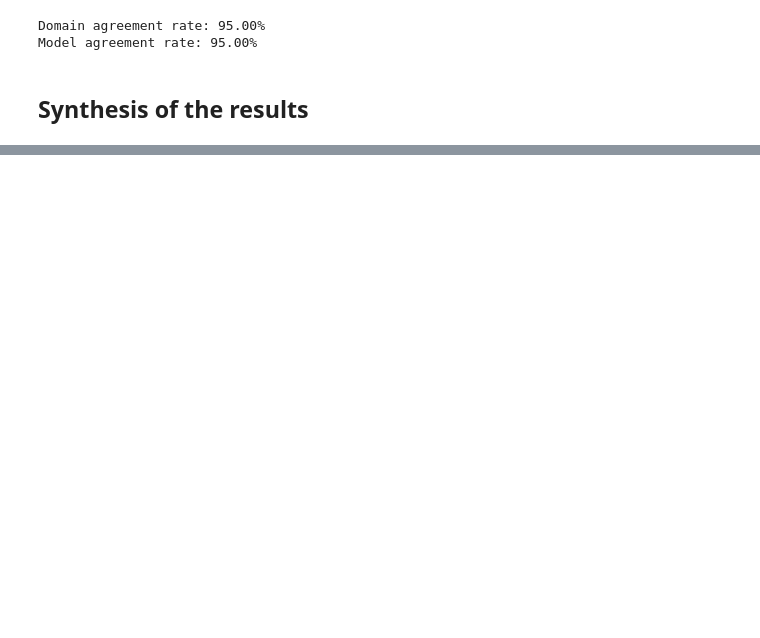
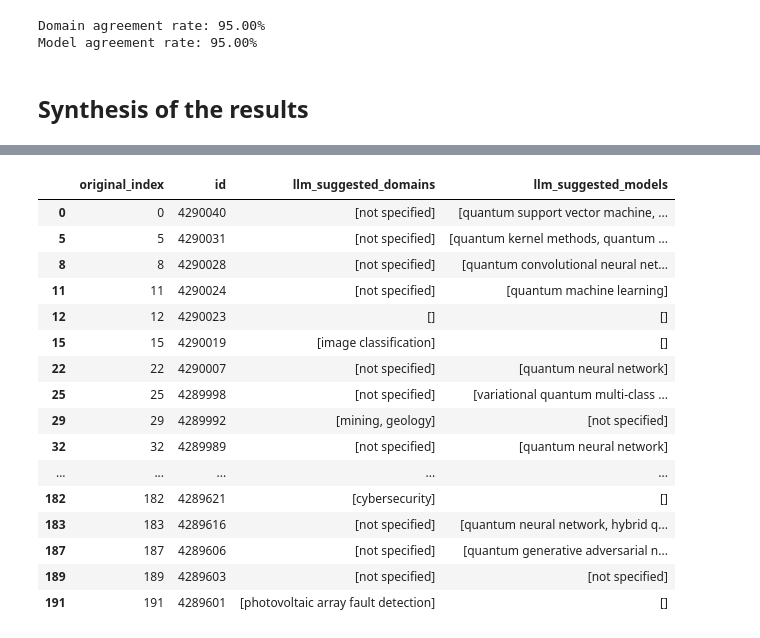
Before and after one commit to AdrianPanasiewicz/SLM, a Jupyter notebook: slm_processing.ipynb, the cells around one changed output, grey strips where cells are left out. Cells and saved outputs as stored; diff of their text form; code cells hidden in the pictures; blank space fills up the shorter version.

```diff
--- a/slm_processing.ipynb
+++ b/slm_processing.ipynb
@@ -301,0 +259,23 @@ llm_keywords["llm_suggested_models"] = llm_keywords["llm_suggested_models"].appl
+# %%
+invalid_rows = llm_keywords.loc[
+	(llm_keywords['llm_suggested_domains'].isin([["Not Specified"], ["not specified"], []])) | (
+		(llm_keywords['llm_suggested_models'].isin([["Not Specified"], ["not specified"], []])))]
+invalid_rows  #30 processing
+# %% [output]
+|  | original_index | id | llm_suggested_domains | llm_suggested_models |
+| 0 | 0 | 4290040 | [not specified] | [quantum support vector machine, ... |
+| 5 | 5 | 4290031 | [not specified] | [quantum kernel methods, quantum ... |
+| 8 | 8 | 4290028 | [not specified] | [quantum convolutional neural net... |
+| 11 | 11 | 4290024 | [not specified] | [quantum machine learning] |
+| 12 | 12 | 4290023 | [] | [] |
+| 15 | 15 | 4290019 | [image classification] | [] |
+| 22 | 22 | 4290007 | [not specified] | [quantum neural network] |
+| 25 | 25 | 4289998 | [not specified] | [variational quantum multi-class ... |
+| 29 | 29 | 4289992 | [mining, geology] | [not specified] |
+| 32 | 32 | 4289989 | [not specified] | [quantum neural network] |
+| ... | ... | ... | ... | ... |
+| 182 | 182 | 4289621 | [cybersecurity] | [] |
+| 183 | 183 | 4289616 | [not specified] | [quantum neural network, hybrid q... |
+| 187 | 187 | 4289606 | [not specified] | [quantum generative adversarial n... |
+| 189 | 189 | 4289603 | [not specified] | [not specified] |
+| 191 | 191 | 4289601 | [photovoltaic array fault detection] | [] |
```
Also changed, not shown: parts of 9 cells of this notebook, 4 other files.
